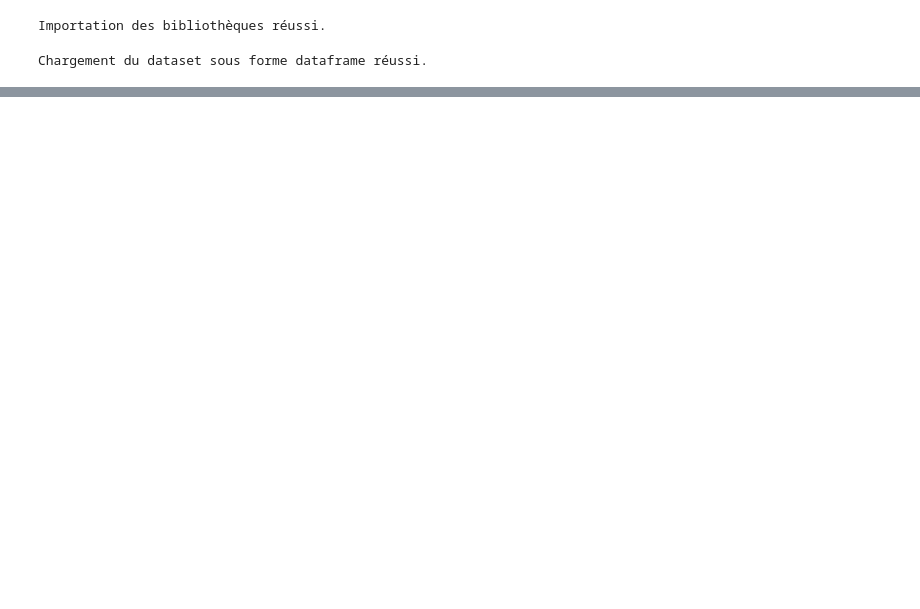
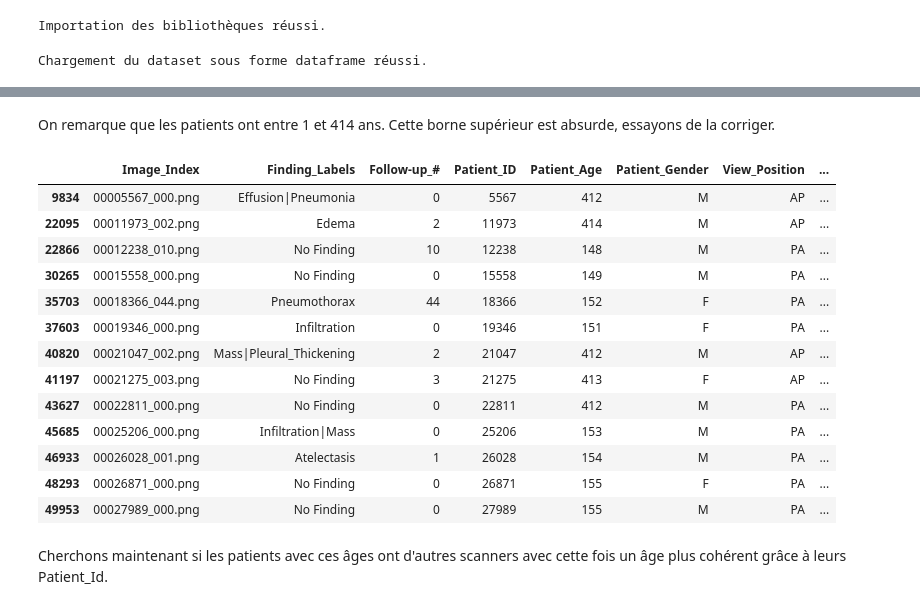
Before and after one commit to ClarenceBrn/Fairness, a Jupyter notebook: MiProjet_Bernabe_Clarence.ipynb, the cells around one changed output, grey strips where cells are left out. Drawn from its saved outputs; the diff is of its cells as text; code cells hidden in the pictures; blank space fills up the shorter version.

Commit message:
Gestion des âges absurdes : OK

```diff
--- a/MiProjet_Bernabe_Clarence.ipynb
+++ b/MiProjet_Bernabe_Clarence.ipynb
@@ -53,0 +131,9 @@ Dimension du dataset : (53467, 11)
+# %%
+df = df.rename(columns={
+    'OriginalImage[Width' : 'OriginalImageWidth',
+    'Height]' : 'OriginalImageHeight',
+    'OriginalImagePixelSpacing[x' : 'OriginalImagePixSpacingX',
+    'y]' : 'OriginalImagePixSpacingY'
+})
+df.columns = df.columns.str.replace(' ', '_')
+df.columns
@@ -53,0 +182,21 @@ Dimension du dataset : (53467, 11)
+# %% [markdown]
+On remarque que les patients ont entre 1 et 414 ans. Cette borne supérieur est absurde, essayons de la corriger.
+# %%
+df[df.Patient_Age > 120]
+# %% [output]
+|  | Image_Index | Finding_Labels | Follow-up_# | Patient_ID | Patient_Age | Patient_Gender | View_Position | ... |
+| 9834 | 00005567_000.png | Effusion|Pneumonia | 0 | 5567 | 412 | M | AP | ... |
+| 22095 | 00011973_002.png | Edema | 2 | 11973 | 414 | M | AP | ... |
+| 22866 | 00012238_010.png | No Finding | 10 | 12238 | 148 | M | PA | ... |
+| 30265 | 00015558_000.png | No Finding | 0 | 15558 | 149 | M | PA | ... |
+| 35703 | 00018366_044.png | Pneumothorax | 44 | 18366 | 152 | F | PA | ... |
+| 37603 | 00019346_000.png | Infiltration | 0 | 19346 | 151 | F | PA | ... |
+| 40820 | 00021047_002.png | Mass|Pleural_Thickening | 2 | 21047 | 412 | M | AP | ... |
+| 41197 | 00021275_003.png | No Finding | 3 | 21275 | 413 | F | AP | ... |
+| 43627 | 00022811_000.png | No Finding | 0 | 22811 | 412 | M | PA | ... |
+| 45685 | 00025206_000.png | Infiltration|Mass | 0 | 25206 | 153 | M | PA | ... |
+| 46933 | 00026028_001.png | Atelectasis | 1 | 26028 | 154 | M | PA | ... |
+| 48293 | 00026871_000.png | No Finding | 0 | 26871 | 155 | F | PA | ... |
+| 49953 | 00027989_000.png | No Finding | 0 | 27989 | 155 | M | PA | ... |
+# %% [markdown]
+Cherchons maintenant si les patients avec ces âges ont d'autres scanners avec cette fois un âge plus cohérent grâce à leurs Patient_Id.
```
Also changed, not shown: parts of 15 cells of this notebook.
